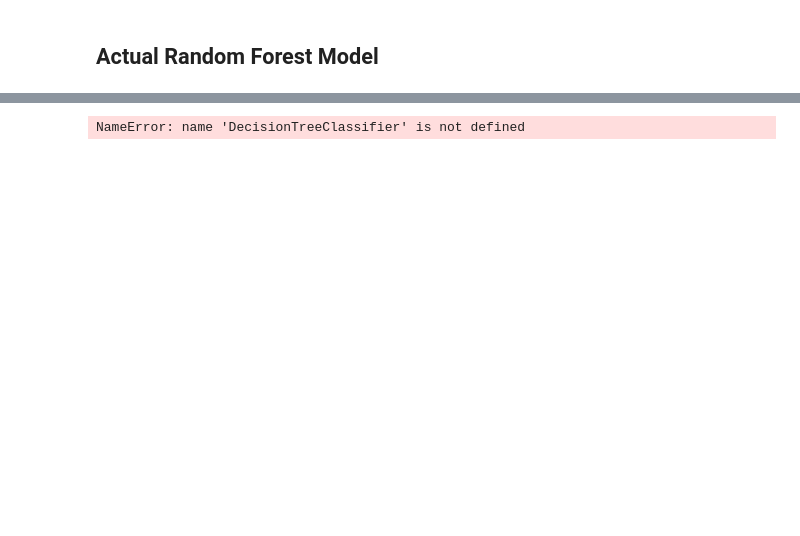
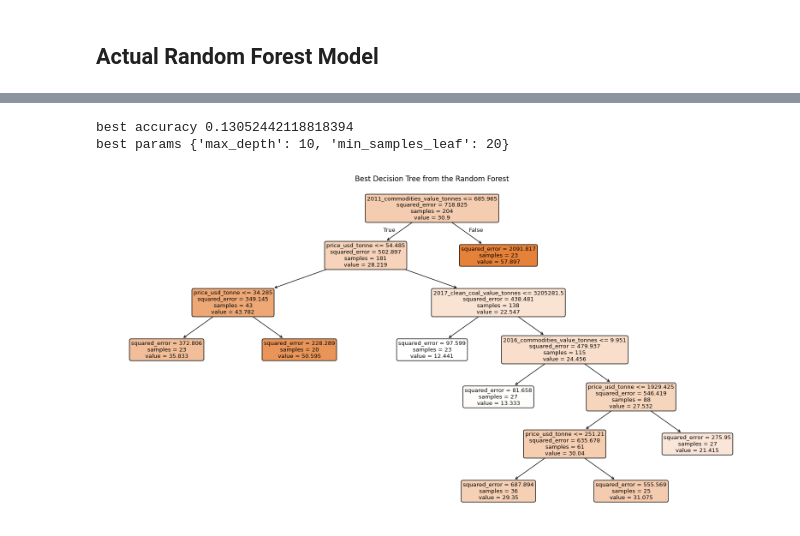
Before and after one commit to morourk6/1.C51-Final-Project, a Jupyter notebook: rf_model.ipynb, the cells around one changed output, grey strips where cells are left out. Cells and saved outputs as stored; diff of their text form; code cells hidden in the pictures; blank space fills up the shorter version.

```diff
--- a/rf_model.ipynb
+++ b/rf_model.ipynb
@@ -56,34 +149,43 @@ Test samples  : 90
 # %%
-# # from Pset 1 Q3
-# param_grid = {
-#     'max_depth': (1, 3, 5, 10),
-#     'min_samples_leaf': (1, 5, 20)
-# }
+# # adapted from Pset 1 Q3 and Pset 3 Q3
+param_grid = {
+    'max_depth': (1, 3, 5, 10),
+    'min_samples_leaf': (1, 5, 20)
+    # 'criterion': (“squared_error”, “absolute_error”, “friedman_mse”, “poisson”)
+}
 
-# tree = RandomForestClassifier()
-# grid_tree = GridSearchCV(estimator=tree,
-#                          param_grid=param_grid,
-#                          scoring='accuracy',
-#                          cv=5)
-tree = DecisionTreeClassifier(criterion='gini', splitter='best', random_state=42)
+tree = RandomForestRegressor()
 grid_tree = GridSearchCV(estimator=tree,
                          param_grid=param_grid,
-                         scoring='accuracy',
+                         scoring='r2',
                          cv=5)
 
-# grid_tree.fit(X_train,y_train)
-# grid_model = grid_tree.best_estimator_
+grid_tree.fit(X_train,y_train)
+grid_model = grid_tree.best_estimator_
 
-# y_pred_train_grid = grid_model.predict(X_train)
-# y_pred_test_grid = grid_model.predict(X_test)
+y_pred_train_grid = grid_model.predict(X_train)
+y_pred_test_grid = grid_model.predict(X_test)
 
 # accuracy_train_grid = accuracy_score(y_train, y_pred_train_grid)
 # accuracy_test_grid = accuracy_score(y_test, y_pred_test_grid)
 
-# print("best accuracy", grid_tree.best_score_)
-# print("best params", grid_tree.best_params_)
+print("best accuracy", grid_tree.best_score_)
+print("best params", grid_tree.best_params_)
 
 # print(f'Train Accuracy = {accuracy_train_grid}')
 # print(f'Test Accuracy = {accuracy_test_grid}')
 # %% [output]
-NameError: name 'DecisionTreeClassifier' is not defined
+best accuracy 0.13052442118818394
+best params {'max_depth': 10, 'min_samples_leaf': 20}
+# %%
+grid_tree = grid_model.estimators_[0]
+
+plt.figure(figsize=(20,10))
+plot_tree(grid_tree,
+          filled=True,
+          feature_names=X_train.columns.tolist(),
+          rounded=True)
+plt.title("Best Decision Tree from the Random Forest")
+plt.show()
+# %% [output]
+[figure, added]
```
Also changed, not shown: parts of 6 cells of this notebook, 1 other file.
